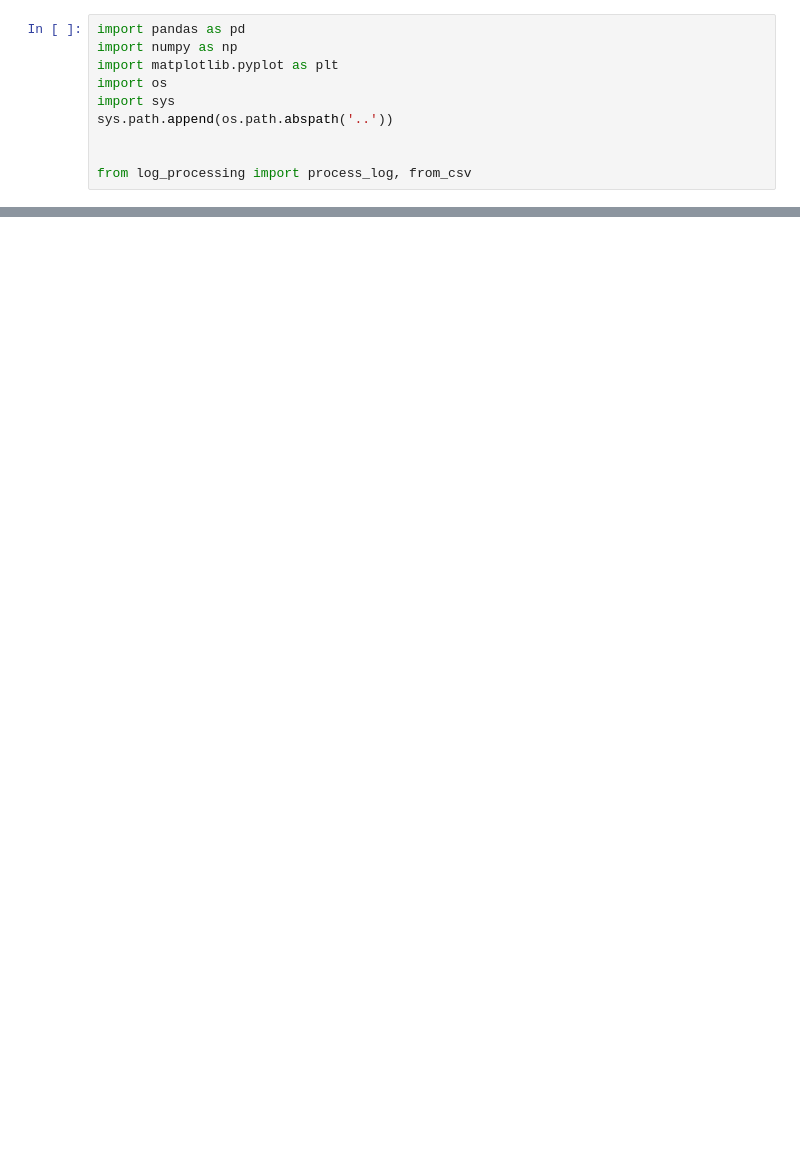
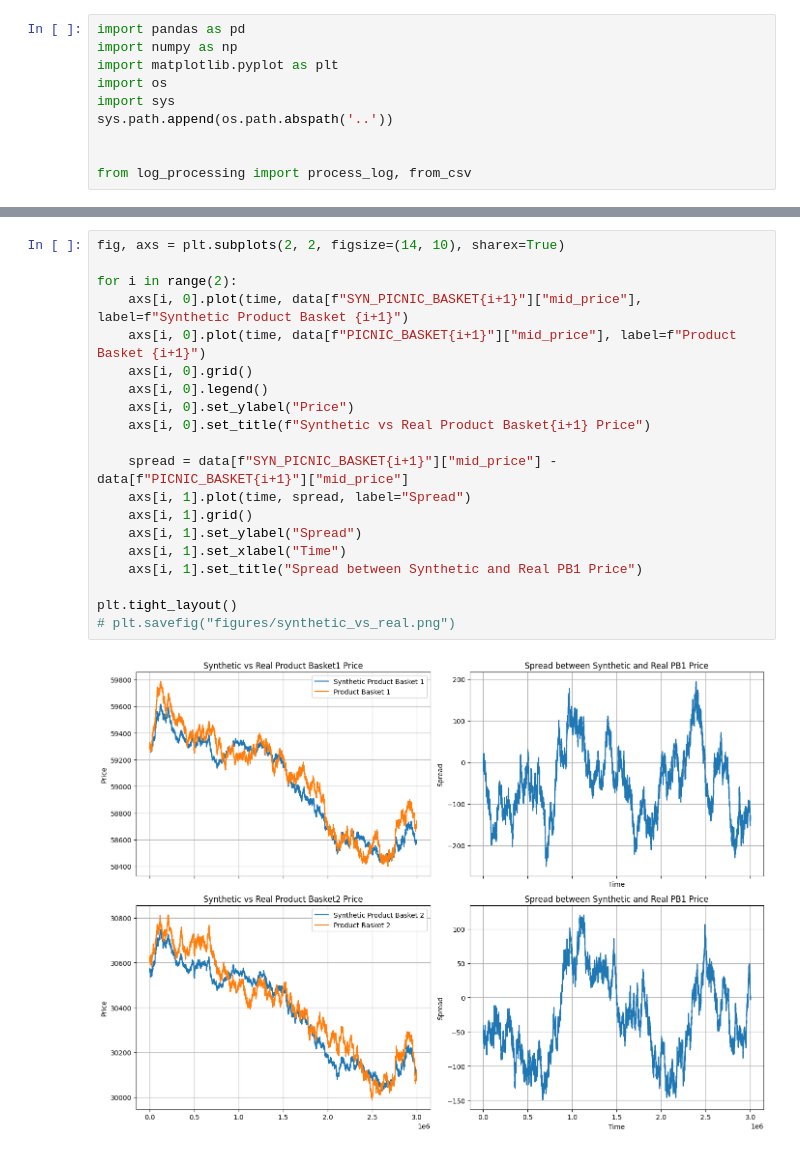
Before and after one commit to ashokolarov/prosperity3, a Jupyter notebook: development/round2/analyze_pairs.ipynb, the cells around one changed output, grey strips where cells are left out. Drawn from its saved outputs; the diff is of its cells as text; blank space fills up the shorter version.

```diff
--- a/development/round2/analyze_pairs.ipynb
+++ b/development/round2/analyze_pairs.ipynb
@@ -28,0 +129,22 @@ jam["mid_price"].plot()
+# %%
+fig, axs = plt.subplots(2, 2, figsize=(14, 10), sharex=True)
+
+for i in range(2):
+    axs[i, 0].plot(time, data[f"SYN_PICNIC_BASKET{i+1}"]["mid_price"], label=f"Synthetic Product Basket {i+1}")
+    axs[i, 0].plot(time, data[f"PICNIC_BASKET{i+1}"]["mid_price"], label=f"Product Basket {i+1}")
+    axs[i, 0].grid()
+    axs[i, 0].legend()
+    axs[i, 0].set_ylabel("Price")
+    axs[i, 0].set_title(f"Synthetic vs Real Product Basket{i+1} Price")
+
+    spread = data[f"SYN_PICNIC_BASKET{i+1}"]["mid_price"] - data[f"PICNIC_BASKET{i+1}"]["mid_price"]
+    axs[i, 1].plot(time, spread, label="Spread")
+    axs[i, 1].grid()
+    axs[i, 1].set_ylabel("Spread")
+    axs[i, 1].set_xlabel("Time")
+    axs[i, 1].set_title("Spread between Synthetic and Real PB1 Price")
+
+plt.tight_layout()
+# plt.savefig("figures/synthetic_vs_real.png")
+# %% [output]
+[figure, added]
```
Also changed, not shown: parts of 11 cells of this notebook, 5 other files.
